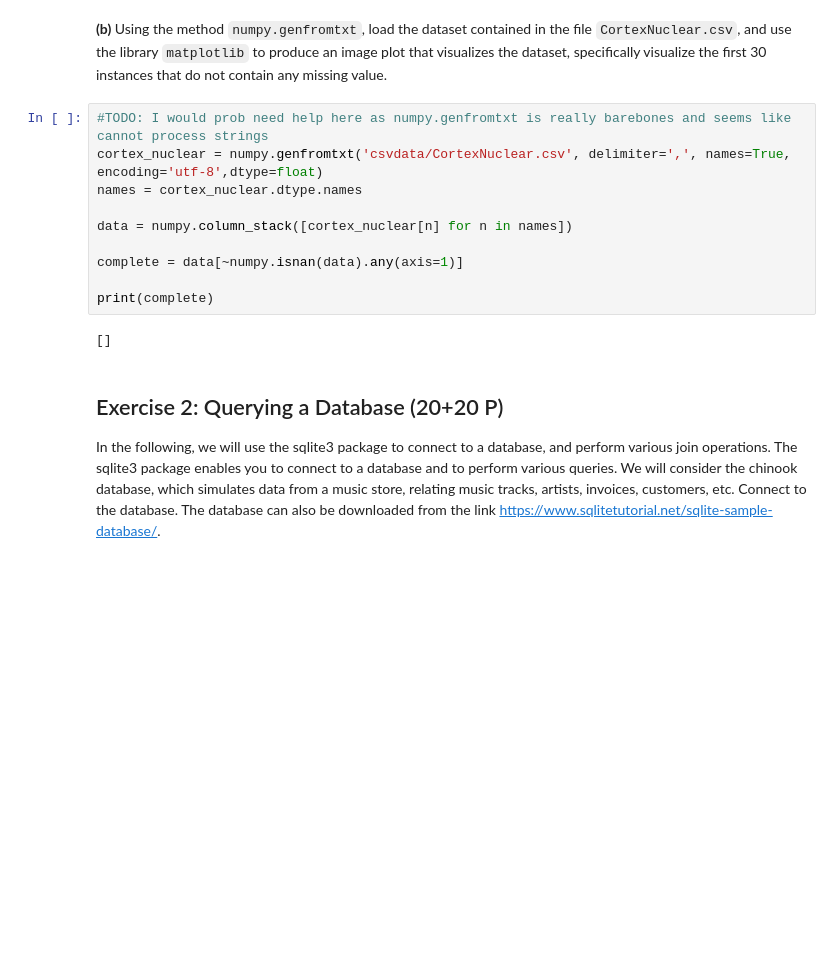
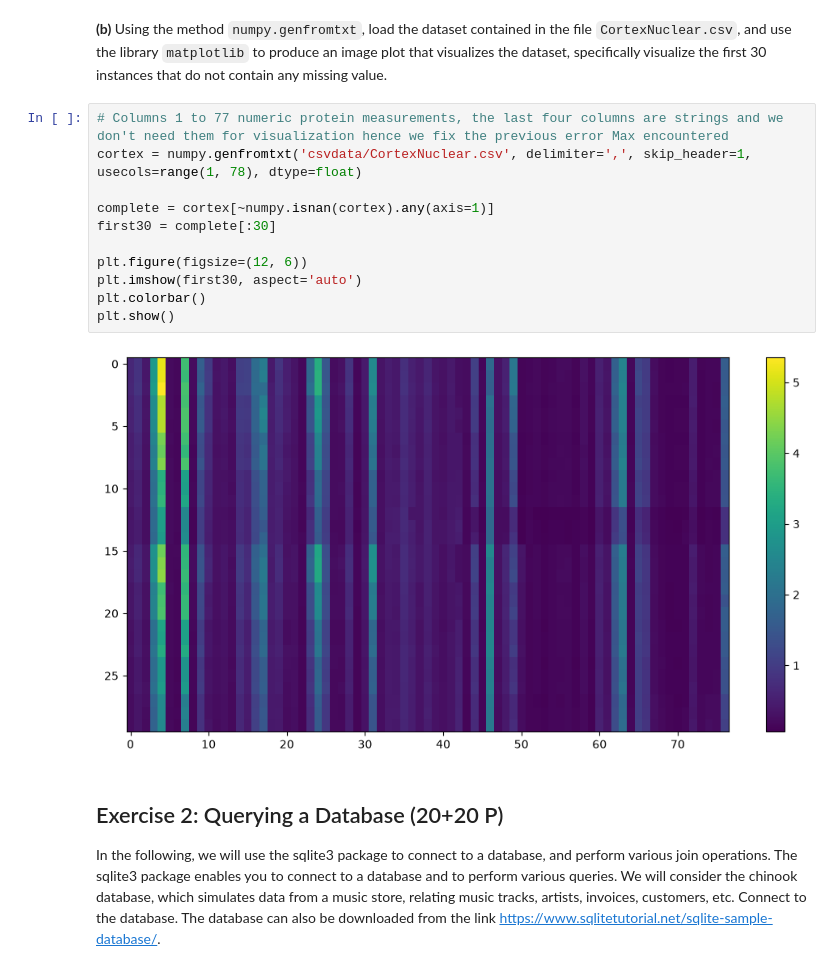
Before and after one commit to MaximZotow/ml_for_ds, a Jupyter notebook: ex01/sheet01-solution.ipynb, the cells around one changed output. Drawn from its saved outputs; the diff is of its cells as text; blank space fills up the shorter version.

````diff
--- a/ex01/sheet01-solution.ipynb
+++ b/ex01/sheet01-solution.ipynb
@@ -44,18 +49,19 @@ Delicatessen           1524.870    965.500
 ```
 # %% [markdown]
 **(b)** Using the method `numpy.genfromtxt`, load the dataset contained in the file `CortexNuclear.csv`, and use the library `matplotlib` to produce an image plot that visualizes the dataset, specifically visualize the first 30 instances that do not contain any missing value.
-# %%
-#TODO: I would prob need help here as numpy.genfromtxt is really barebones and seems like cannot process strings
-cortex_nuclear = numpy.genfromtxt('csvdata/CortexNuclear.csv', delimiter=',', names=True, encoding='utf-8',dtype=float)
-names = cortex_nuclear.dtype.names
-
-data = numpy.column_stack([cortex_nuclear[n] for n in names])
-
-complete = data[~numpy.isnan(data).any(axis=1)]
-
-print(complete)
-# %% [output]
-[]
+# %%
+# Columns 1 to 77 numeric protein measurements, the last four columns are strings and we don't need them for visualization hence we fix the previous error Max encountered
+cortex = numpy.genfromtxt('csvdata/CortexNuclear.csv', delimiter=',', skip_header=1, usecols=range(1, 78), dtype=float)
+
+complete = cortex[~numpy.isnan(cortex).any(axis=1)]
+first30 = complete[:30]
+
+plt.figure(figsize=(12, 6))
+plt.imshow(first30, aspect='auto')
+plt.colorbar()
+plt.show()
+# %% [output]
+[figure, added]
 # %% [markdown]
 ## Exercise 2: Querying a Database (20+20 P)
 
````
Also changed, not shown: parts of 4 cells of this notebook.
